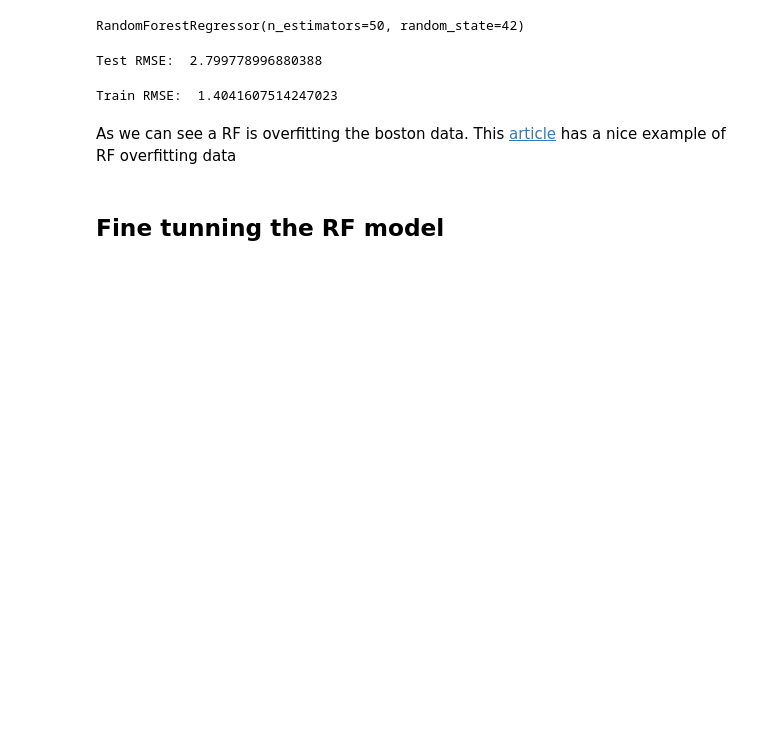
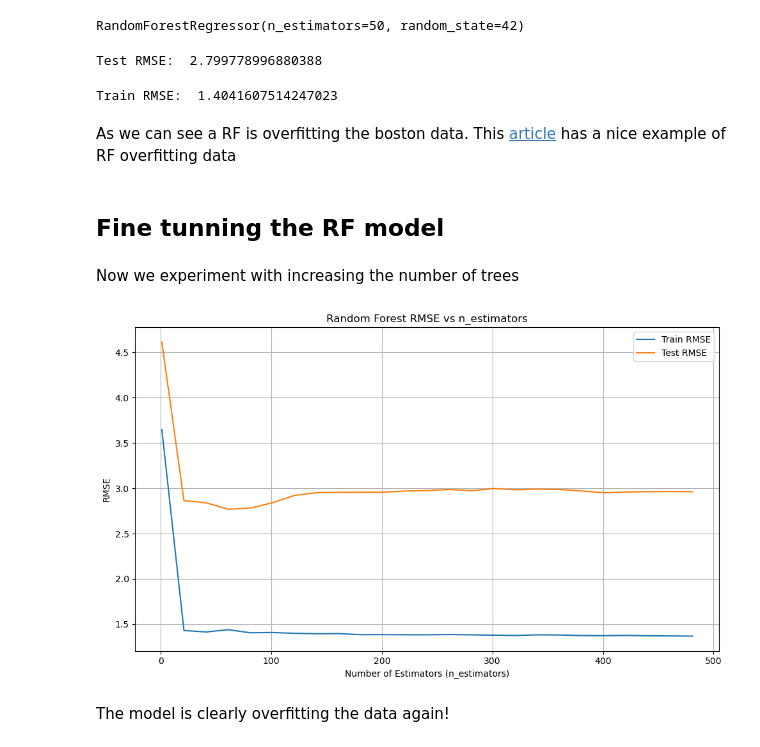
Before and after one commit to lilianabs/ml-beginner-projects, a Jupyter notebook: project_1/boston_random_forest.ipynb, the cells around one changed output. Drawn from its saved outputs; the diff is of its cells as text; code cells hidden in the pictures; blank space fills up the shorter version.

```diff
--- a/project_1/boston_random_forest.ipynb
+++ b/project_1/boston_random_forest.ipynb
@@ -40,3 +40,34 @@ Train RMSE:  1.4041607514247023
 As we can see a RF is overfitting the boston data. This [article](https://mljar.com/blog/random-forest-overfitting/) has a nice example of RF overfitting data
 # %% [markdown]
 ## Fine tunning the RF model
+# %% [markdown]
+Now we experiment with increasing the number of trees
+# %%
+train_rmse = []
+test_rmse = []
+n_estimators_list = []
+
+for i in range(1, 500, 20):
+    rf = RandomForestRegressor(n_estimators=i, random_state=42)
+    rf.fit(X_train, y_train)
+
+    y_pred_test = rf.predict(X_test)
+    y_pred_train = rf.predict(X_train)
+
+    test_rmse.append(np.sqrt(mean_squared_error(y_test, y_pred_test)))
+    train_rmse.append(np.sqrt(mean_squared_error(y_train, y_pred_train)))
+    n_estimators_list.append(i)
+# %%
+plt.figure(figsize=(10, 6))
+plt.plot(n_estimators_list, train_rmse, label='Train RMSE')
+plt.plot(n_estimators_list, test_rmse, label='Test RMSE')
+plt.xlabel('Number of Estimators (n_estimators)')
+plt.ylabel('RMSE')
+plt.title('Random Forest RMSE vs n_estimators')
+plt.legend()
+plt.grid(True)
+plt.tight_layout()
+# %% [output]
+[figure, added]
+# %% [markdown]
+The model is clearly overfitting the data again!
```
